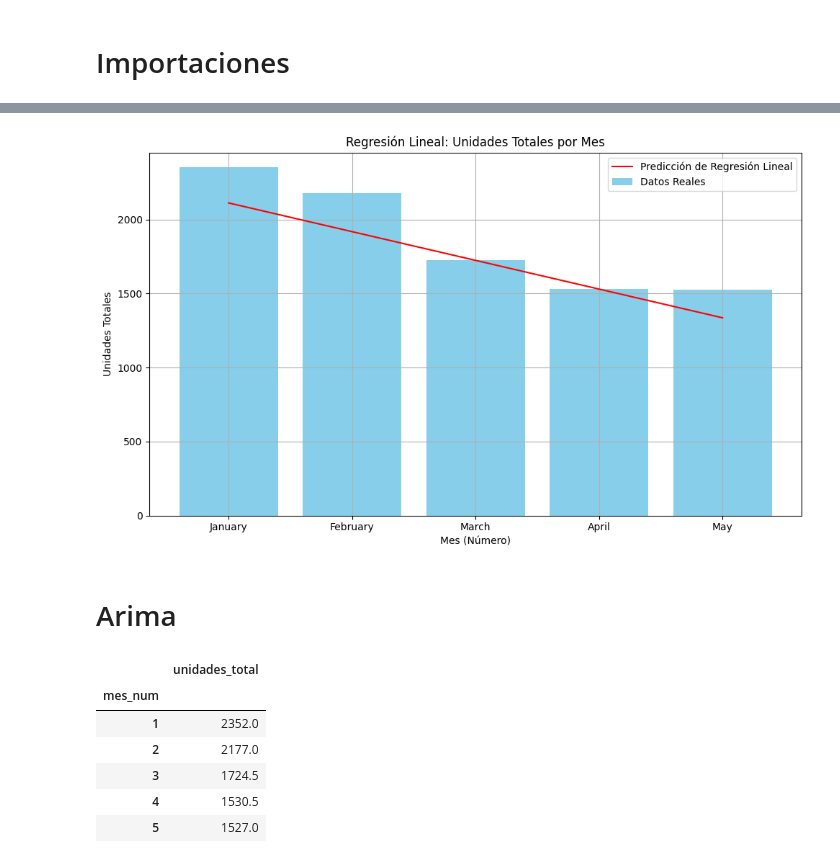
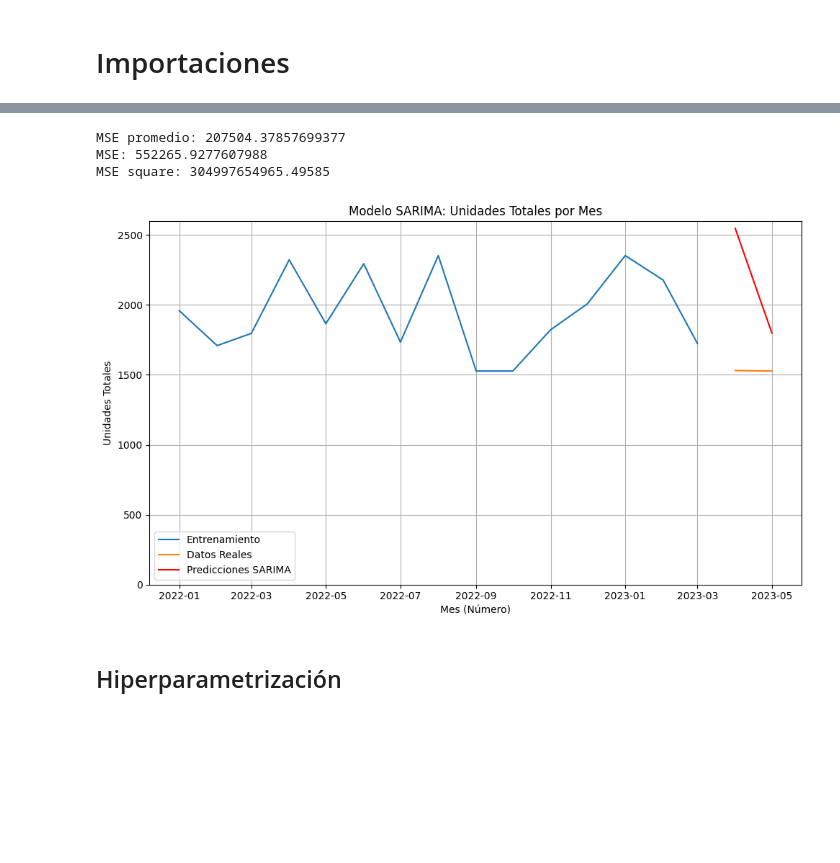
Before and after one commit to lucamonzon2003/Pizzas_Dream, a Jupyter notebook: ML.ipynb, the cells around one changed output, grey strips where cells are left out. Cells and saved outputs as stored; diff of their text form; code cells hidden in the pictures; blank space fills up the shorter version.

Commit message:
SARIMA y SDV

```diff
--- a/ML.ipynb
+++ b/ML.ipynb
@@ -47,12 +13,0 @@ X_train, X_test, y_train, y_test = train_test_split(X, y, test_size=0.50, random
-# %%
-# Crear y entrenar el modelo de regresión lineal
-model = LinearRegression()
-model.fit(X_train, y_train)
-
-# Hacer predicciones y evaluar el modelo
-y_pred = model.predict(X_test)
-mse = mean_squared_error(y_test, y_pred)
-rmse = np.sqrt(mse)
-
-print(f'Mean Squared Error: {mse}')
-print(f'Root Mean Squared Error: {rmse}')
@@ -61,0 +18,12 @@ Root Mean Squared Error: 231.28103395364403
+# %%
+df_pizzas_sd['fecha'] = pd.to_datetime(df_pizzas_sd['fecha'])  # Convertir a datetime
+df_pizzas_sd = df_pizzas_sd.set_index('fecha')  # Establecer la fecha como índice
+
+df_pizzas_sd.index.freq = 'MS'  # 'MS' significa inicio de mes
+
+# Preparar los datos para el modelo ARIMA
+y = df_pizzas_sd['unidades_total']
+
+# Dividir los datos en entrenamiento y prueba (80% entrenamiento, 20% prueba)
+train_size = int(len(y) * 0.8)
+train, test = y[0:train_size], y[train_size:]
@@ -61,0 +35,4 @@ Root Mean Squared Error: 231.28103395364403
+# %%
+# Ejemplo de ajuste de modelo SARIMA
+order = (1, 1, 1)            # Parámetros (p, d, q) para el componente no estacional
+seasonal_order = (1, 1, 1, 12)  # Parámetros (P, D, Q, s) para el componente estacional
@@ -62,45 +79,39 @@ Root Mean Squared Error: 231.28103395364403
+# %%
+# Promediar los resultados de MSE
+average_mse_0 = np.mean(mse_scores)
+print(f'MSE promedio: {average_mse_0}')
+
+mse_0 = mse_scores[-1]
+print(f'MSE: {mse_0}')
+
+square_mse_0 = mse_scores[-1]**2
+print(f'MSE square: {square_mse_0}')
+# %% [output]
+MSE promedio: 207504.37857699377
+MSE: 552265.9277607988
+MSE square: 304997654965.49585
 # %%
 # Graficar los resultados
 plt.figure(figsize=(10, 6))
-plt.bar(X['mes_num'], y, color='skyblue', label='Datos Reales')
-
-# Crear un conjunto de datos para la línea de predicción
-X_plot = np.linspace(1, 5, 100).reshape(-1, 1)
-y_plot = model.predict(X_plot)
-plt.plot(X_plot, y_plot, color='red', label='Predicción de Regresión Lineal')
+plt.plot(train.index, train, label='Entrenamiento')
+plt.plot(test.index, test, label='Datos Reales')
+plt.plot(test.index, predictions, color='red', label='Predicciones SARIMA')
 
 # Personalizar el gráfico
 plt.xlabel('Mes (Número)')
 plt.ylabel('Unidades Totales')
-plt.title('Regresión Lineal: Unidades Totales por Mes')
-plt.ylim(0, max(y) + 100)  # Establecer el límite inferior del eje y a 0 y el superior a un poco más del valor máximo de y
-plt.xticks(ticks=range(1, 6), labels=['January', 'February', 'March', 'April', 'May'])
+plt.title('Modelo SARIMA: Unidades Totales por Mes')
 plt.legend()
 
 # Agregar una cuadrícula
 plt.grid(True)
 
+# Establecer el eje y para que comience desde cero
+plt.ylim(0)
+
 plt.tight_layout()
 plt.show()
 # %% [output]
-[figure, old version]
+[figure, new version]
 # %% [markdown]
-# Arima
+## Hiperparametrización
-# %%
-# Asignar un número a cada mes
-meses_numeros = {'January': 1, 'February': 2, 'March': 3, 'April': 4, 'May': 5}
-df_pizzas['mes_num'] = df_pizzas['mes'].map(meses_numeros)
-
-# Sumar las unidades totales por mes
-unidades_totales_mes = df_pizzas.groupby('mes_num')['unidades_total'].sum().reset_index()
-unidades_totales_mes.sort_values('mes_num', inplace=True)
-unidades_totales_mes.set_index('mes_num', inplace=True)
-unidades_totales_mes
-# %% [output]
-|  | unidades_total |
-| mes_num |  |
-| 1 | 2352.0 |
-| 2 | 2177.0 |
-| 3 | 1724.5 |
-| 4 | 1530.5 |
-| 5 | 1527.0 |
```
Also changed, not shown: parts of 23 cells of this notebook, 3 other files.
